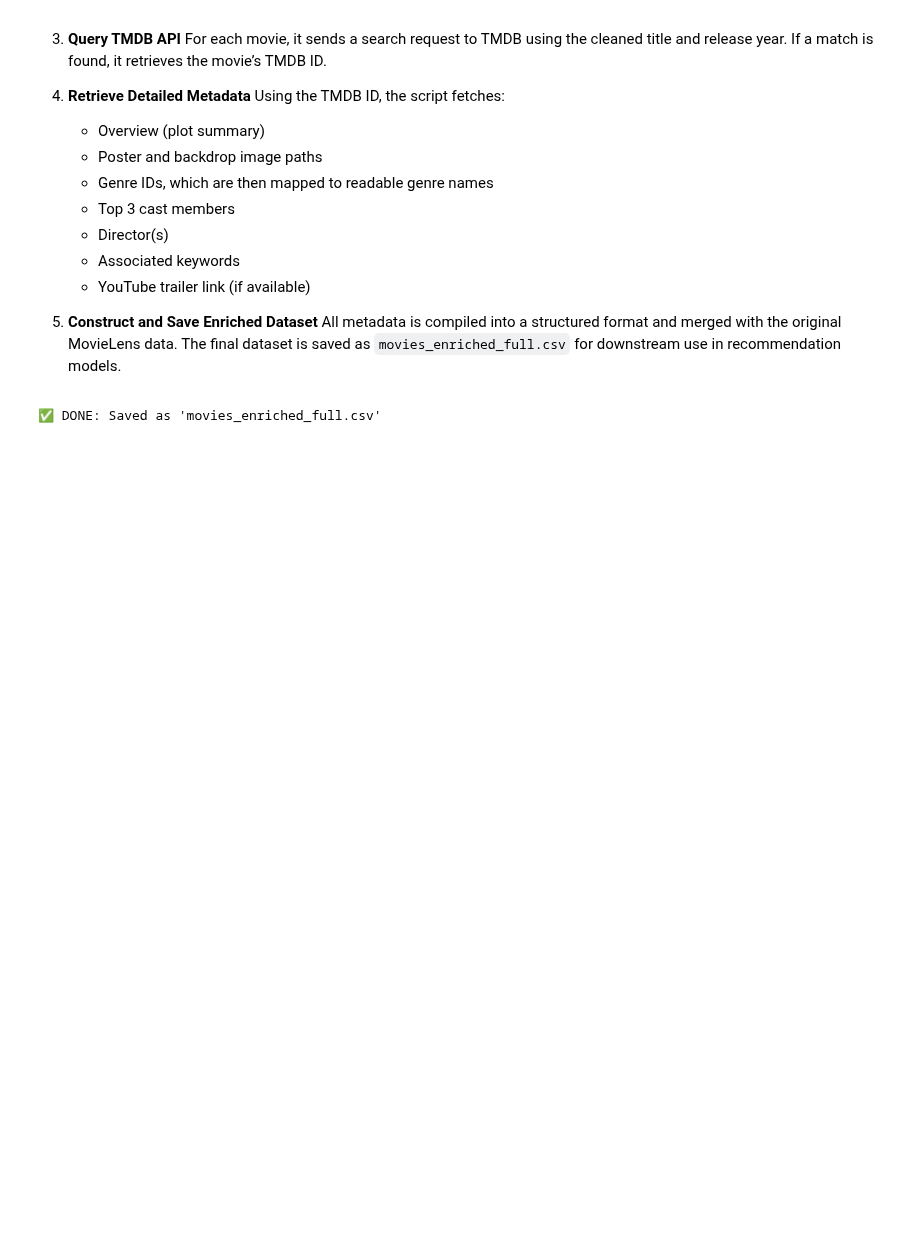
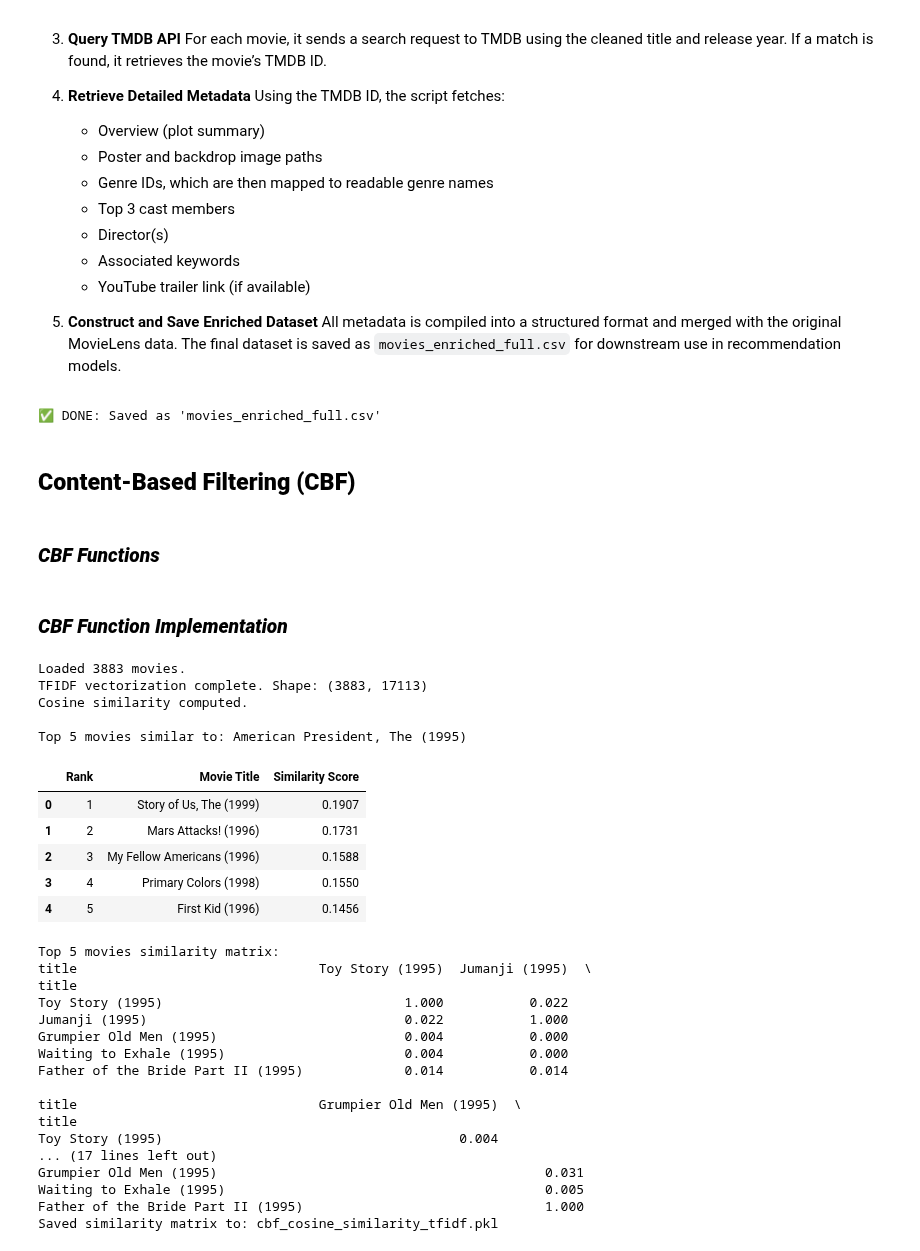
Before and after one commit to hawa1983/DATA-612, a Jupyter notebook: Final_Project.ipynb, the cells around one changed output. Saved outputs shown, nothing was run; the diff lists cells and outputs as text; code cells hidden in the pictures; blank space fills up the shorter version.

```diff
--- a/Final_Project.ipynb
+++ b/Final_Project.ipynb
@@ -178,3 +178,7 @@ final_df.to_csv("movies_enriched_full.csv", index=False)
 print("DONE: Saved as 'movies_enriched_full.csv'")
 # %% [output]
 ✅ DONE: Saved as 'movies_enriched_full.csv'
+# %% [markdown]
+## **Content-Based Filtering (CBF)**
+# %% [markdown]
+### ***CBF Functions***
@@ -180,0 +305,56 @@ print("DONE: Saved as 'movies_enriched_full.csv'")
+# %% [markdown]
+### ***CBF Function Implementation***
+# %%
+# Load Data
+movie_df = load_movie_data('movies_enriched_full.csv')
+
+# Create Feature Strings
+movie_df = create_feature_string(movie_df)
+
+# Vectorize with TF-IDF
+tfidf_matrix, tfidf_vectorizer = vectorize_features(movie_df['cbf_features'], method='tfidf')
+
+# Compute Cosine Similarity
+cosine_sim_matrix = compute_cosine_similarity(tfidf_matrix)
+
+similar_df = preview_similar_movies_df(cosine_sim_matrix, movie_df, movie_idx=10, top_n=5)
+print(f"\nTop 5 movies similar to: {movie_df.iloc[10]['title']}\n")
+display(similar_df)
+
+# Convert to DataFrame for preview (optional)
+cosine_sim_df = pd.DataFrame(cosine_sim_matrix, index=movie_df['title'], columns=movie_df['title'])
+
+# Display first 5x5 block
+print(f"\nTop 5 movies similarity matrix:\n{cosine_sim_df.iloc[:5, :5].round(3)}")
+
+# Save Matrix
+save_matrix(cosine_sim_matrix, 'cbf_cosine_similarity_tfidf.pkl')
+# %% [output]
+Loaded 3883 movies.
+TFIDF vectorization complete. Shape: (3883, 17113)
+Cosine similarity computed.
+
+Top 5 movies similar to: American President, The (1995)
+|  | Rank | Movie Title | Similarity Score |
+| 0 | 1 | Story of Us, The (1999) | 0.1907 |
+| 1 | 2 | Mars Attacks! (1996) | 0.1731 |
+| 2 | 3 | My Fellow Americans (1996) | 0.1588 |
+| 3 | 4 | Primary Colors (1998) | 0.1550 |
+| 4 | 5 | First Kid (1996) | 0.1456 |
+Top 5 movies similarity matrix:
+title                               Toy Story (1995)  Jumanji (1995)  \
+title
+Toy Story (1995)                               1.000           0.022
+Jumanji (1995)                                 0.022           1.000
+Grumpier Old Men (1995)                        0.004           0.000
+Waiting to Exhale (1995)                       0.004           0.000
+Father of the Bride Part II (1995)             0.014           0.014
+
+title                               Grumpier Old Men (1995)  \
+title
+Toy Story (1995)                                      0.004
+... (17 lines left out)
+Grumpier Old Men (1995)                                          0.031
+Waiting to Exhale (1995)                                         0.005
+Father of the Bride Part II (1995)                               1.000
+Saved similarity matrix to: cbf_cosine_similarity_tfidf.pkl
```
Also changed, not shown: parts of 4 cells of this notebook.
